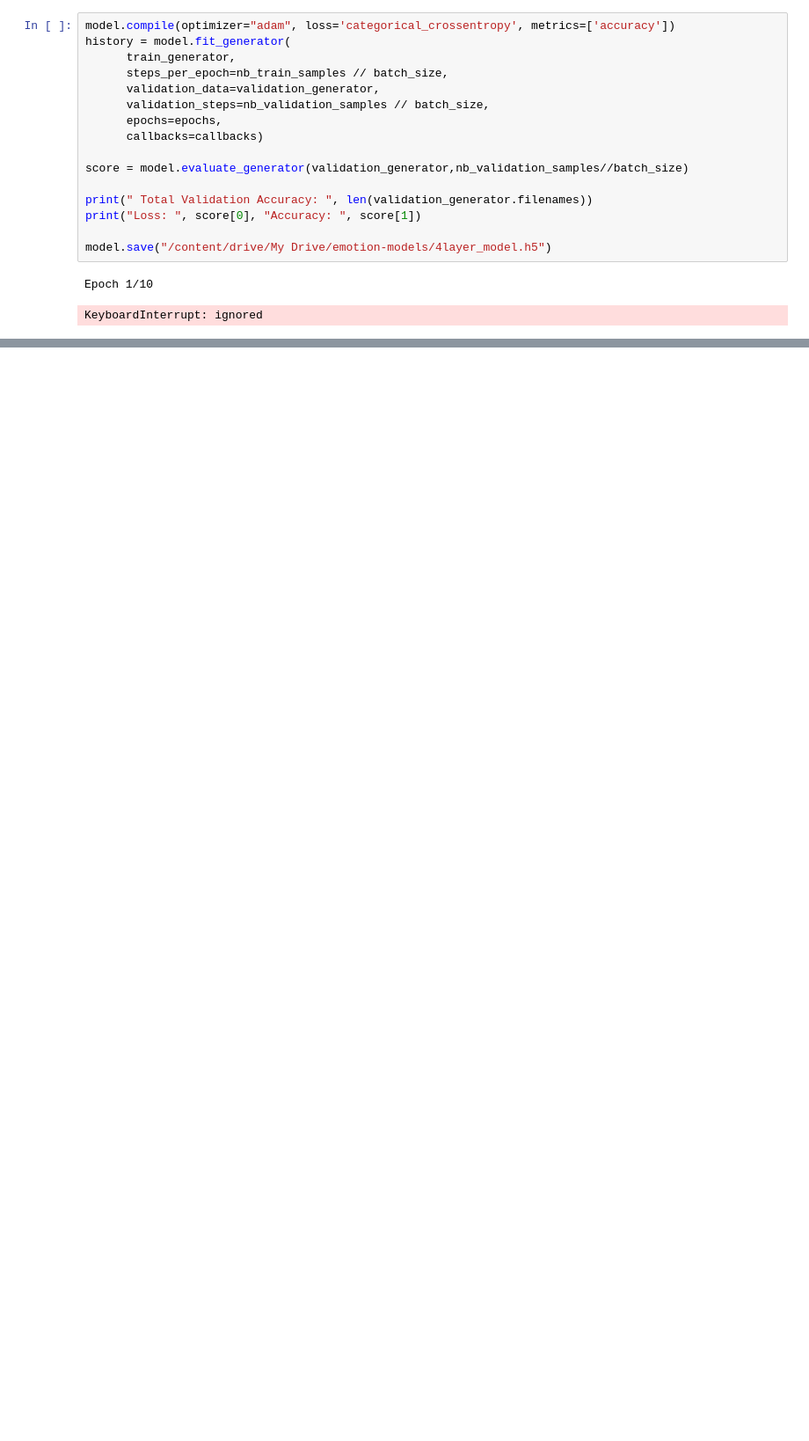
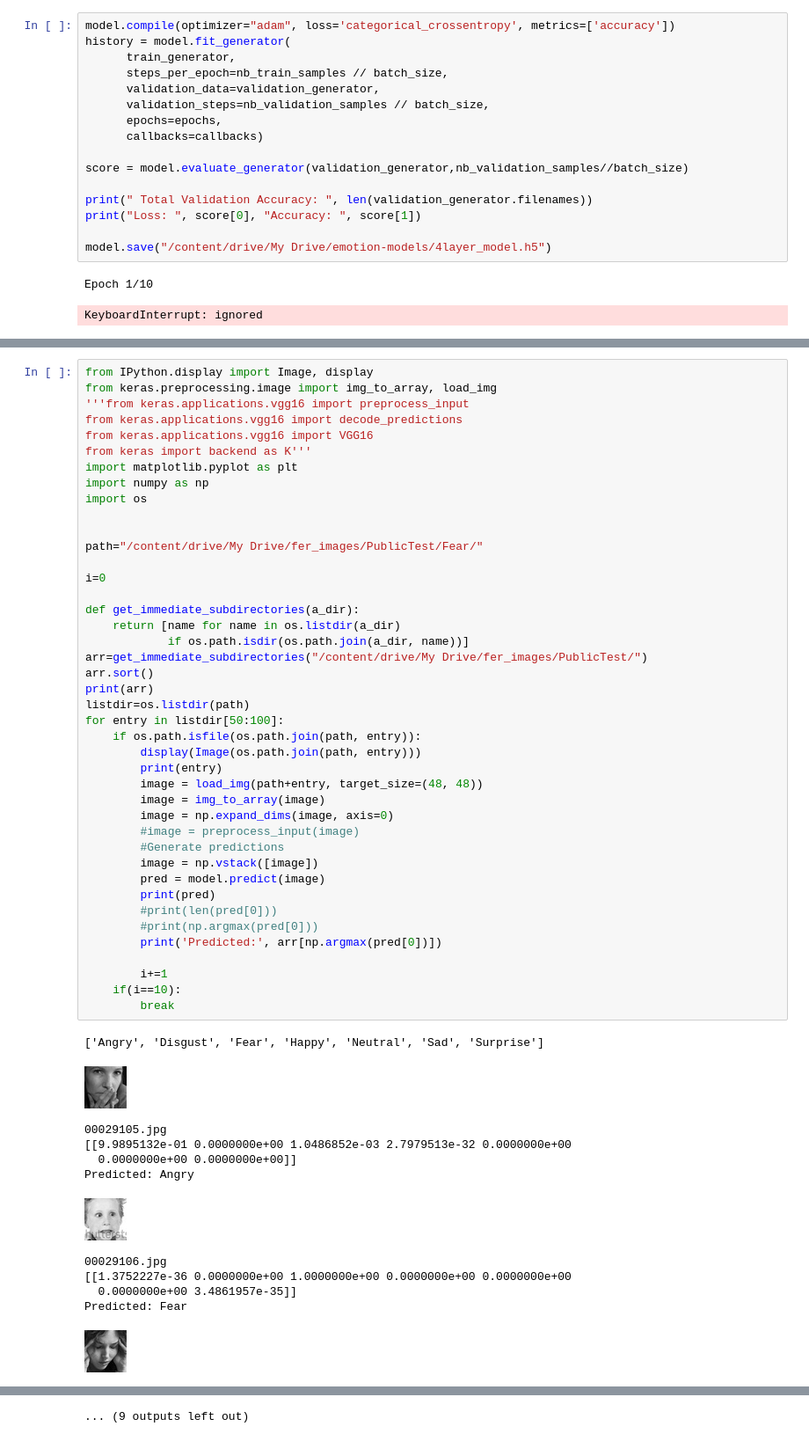
Before and after one commit to aashish2000/Emotion-Detection, a Jupyter notebook: Simple Neural Network.ipynb, the cells around one changed output, grey strips where cells are left out. Shown: that part at 88% size. Saved outputs shown, nothing was run; the diff lists cells and outputs as text; blank space fills up the shorter version.

Commit message:
Testing Inception Model

```diff
--- a/Simple Neural Network.ipynb
+++ b/Simple Neural Network.ipynb
@@ -157,0 +203,55 @@ _________________________________________________________________
+# %%
+from IPython.display import Image, display
+from keras.preprocessing.image import img_to_array, load_img
+'''from keras.applications.vgg16 import preprocess_input
+from keras.applications.vgg16 import decode_predictions
+from keras.applications.vgg16 import VGG16
+from keras import backend as K'''
+import matplotlib.pyplot as plt
+import numpy as np
+import os
+
+
+path="/content/drive/My Drive/fer_images/PublicTest/Fear/"
+
+i=0
+
+def get_immediate_subdirectories(a_dir):
+    return [name for name in os.listdir(a_dir)
+            if os.path.isdir(os.path.join(a_dir, name))]
+arr=get_immediate_subdirectories("/content/drive/My Drive/fer_images/PublicTest/")
+arr.sort()
+print(arr)
+listdir=os.listdir(path)
+for entry in listdir[50:100]:
+    if os.path.isfile(os.path.join(path, entry)):
+        display(Image(os.path.join(path, entry)))
+        print(entry)
+        image = load_img(path+entry, target_size=(48, 48))
+        image = img_to_array(image)
+        image = np.expand_dims(image, axis=0)
+        #image = preprocess_input(image)
+        #Generate predictions
+        image = np.vstack([image])
+        pred = model.predict(image)
+        print(pred)
+        #print(len(pred[0]))
+        #print(np.argmax(pred[0]))
+        print('Predicted:', arr[np.argmax(pred[0])])
+
+        i+=1
+    if(i==10):
+        break
+# %% [output]
+['Angry', 'Disgust', 'Fear', 'Happy', 'Neutral', 'Sad', 'Surprise']
+[figure, added]
+00029105.jpg
+[[9.9895132e-01 0.0000000e+00 1.0486852e-03 2.7979513e-32 0.0000000e+00
+  0.0000000e+00 0.0000000e+00]]
+Predicted: Angry
+[figure, added]
+00029106.jpg
+[[1.3752227e-36 0.0000000e+00 1.0000000e+00 0.0000000e+00 0.0000000e+00
+  0.0000000e+00 3.4861957e-35]]
+Predicted: Fear
+[figure, added]
@@ -157,0 +273 @@ _________________________________________________________________
+... (9 outputs left out)
```
Also changed, not shown: parts of 6 cells of this notebook.
